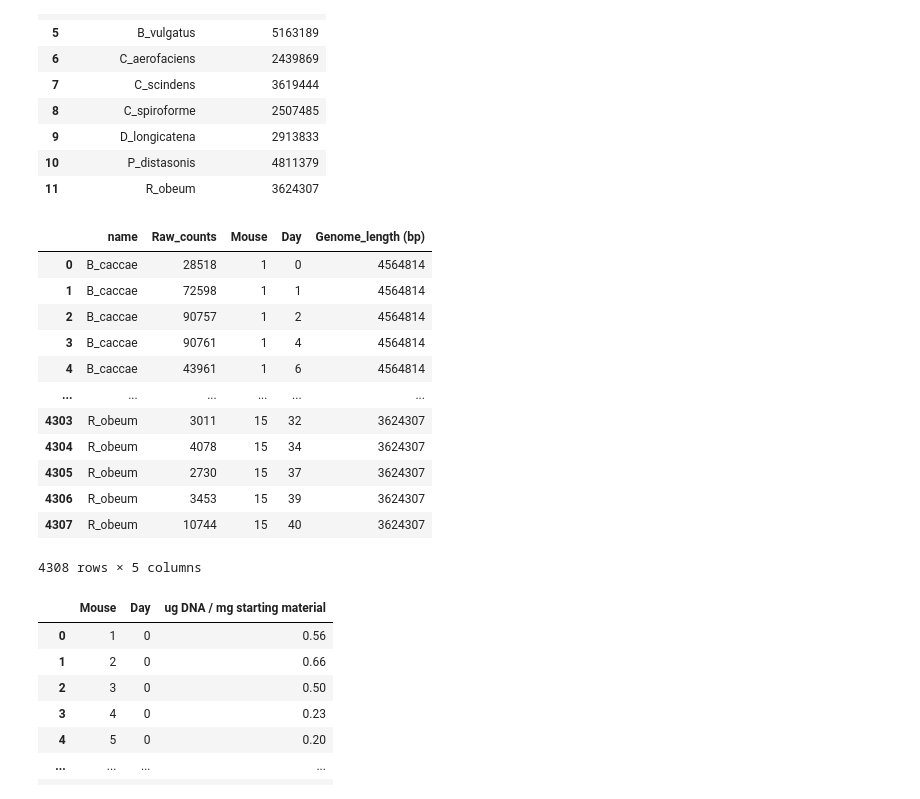
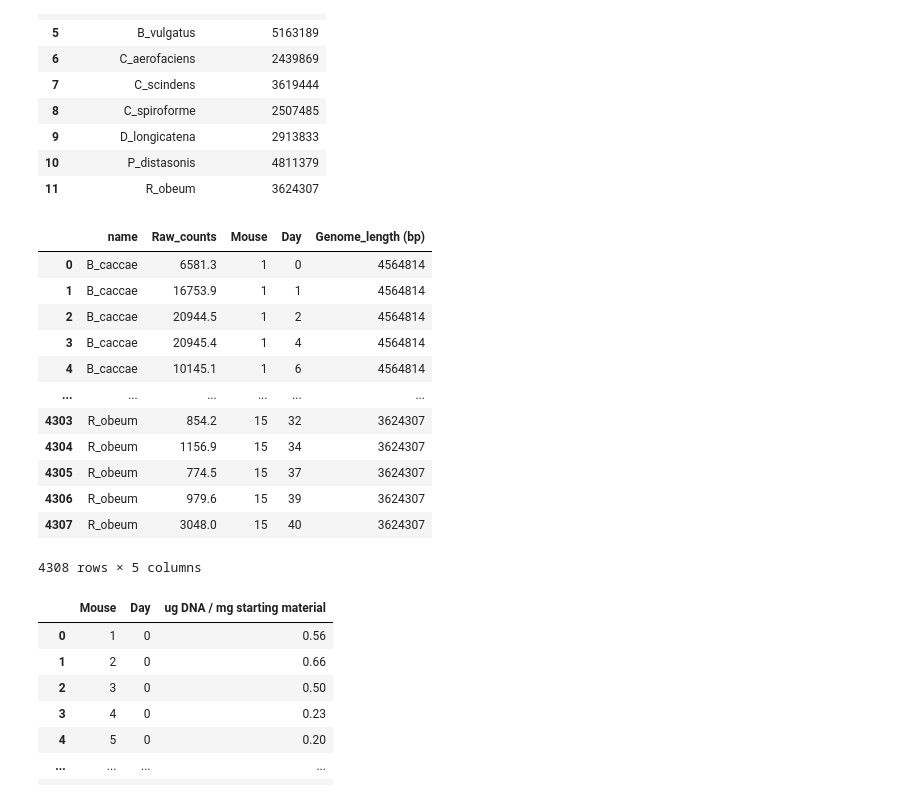
Before and after one commit to alejandrocs98/masters-thesis, a Jupyter notebook: ecological-modeling/data_preparation_mdsine2.ipynb, the cells around one changed output. Saved outputs shown, nothing was run; the diff lists cells and outputs as text; code cells hidden in the pictures.

```diff
--- a/ecological-modeling/data_preparation_mdsine2.ipynb
+++ b/ecological-modeling/data_preparation_mdsine2.ipynb
@@ -46,7 +46,7 @@ to_drop
  '14-41',
  '15-41']
 # %%
-reads_raw = pd.read_excel('McNulty_data_source.xlsx', sheet_name='Raw_counts')
+reads_raw = pd.read_excel('mcnulty-datasets/McNulty_data_source.xlsx', sheet_name='Raw_counts')
 reads_raw
 # %% [output]
 |  | name | 01-01 | 01-01-r1 | 01-02 | 01-03 | 01-05 | 01-07 | 01-10 | 01-12 | 01-13 | ... | ... |
@@ -108,7 +108,7 @@ reads_raw
 # %% [markdown]
 ### Norm reads
 # %%
-reads_norm = pd.read_excel('McNulty_data_source.xlsx', sheet_name='Norm_counts')
+reads_norm = pd.read_excel('mcnulty-datasets/McNulty_data_source.xlsx', sheet_name='Norm_counts')
 reads_norm
 # %% [output]
 |  | name | 01-01 | 01-01-r1 | 01-02 | 01-03 | 01-05 | 01-07 | 01-10 | 01-12 | 01-13 | ... | ... |
@@ -227,7 +227,7 @@ conversion_factor
 # %% [output]
 912445569696969.6
 # %%
-genome_size = pd.read_excel('McNulty_data_source.xlsx', sheet_name='Genome_size')
+genome_size = pd.read_excel('mcnulty-datasets/McNulty_data_source.xlsx', sheet_name='Genome_size')
 genome_size
 # %% [output]
 |  | name | Genome_length (bp) |
@@ -244,29 +244,30 @@ genome_size
 | 10 | P_distasonis | 4811379 |
 | 11 | R_obeum | 3624307 |
 # %%
-reads_raw.reset_index(inplace=True)
-raw_counts_long = reads_raw.melt(id_vars=['name'], var_name='Mouse-Day', value_name='Raw_counts')
-raw_counts_long['Mouse'] = raw_counts_long['Mouse-Day'].str.split('-').str[0]
-raw_counts_long['Day'] = raw_counts_long['Mouse-Day'].str.split('-').str[1]
-raw_counts_long = raw_counts_long[raw_counts_long['Day'] != 'CEC']
-raw_counts_long['Mouse'] = raw_counts_long['Mouse'].astype(int)
-raw_counts_long['Day'] = raw_counts_long['Day'].astype(int)
-raw_counts_long.drop('Mouse-Day', axis=1, inplace=True)
-raw_counts_long = pd.merge(raw_counts_long, genome_size, on='name')
-raw_counts_long
+norm_counts_long = reads_norm.copy()
+norm_counts_long.reset_index(inplace=True)
+norm_counts_long = norm_counts_long.melt(id_vars=['name'], var_name='Mouse-Day', value_name='Raw_counts')
+norm_counts_long['Mouse'] = norm_counts_long['Mouse-Day'].str.split('-').str[0]
+norm_counts_long['Day'] = norm_counts_long['Mouse-Day'].str.split('-').str[1]
+norm_counts_long = norm_counts_long[norm_counts_long['Day'] != 'CEC']
+norm_counts_long['Mouse'] = norm_counts_long['Mouse'].astype(int)
+norm_counts_long['Day'] = norm_counts_long['Day'].astype(int)
+norm_counts_long.drop('Mouse-Day', axis=1, inplace=True)
+norm_counts_long = pd.merge(norm_counts_long, genome_size, on='name')
+norm_counts_long
 # %% [output]
 |  | name | Raw_counts | Mouse | Day | Genome_length (bp) |
-| 0 | B_caccae | 28518 | 1 | 0 | 4564814 |
-| 1 | B_caccae | 72598 | 1 | 1 | 4564814 |
-| 2 | B_caccae | 90757 | 1 | 2 | 4564814 |
-| 3 | B_caccae | 90761 | 1 | 4 | 4564814 |
-| 4 | B_caccae | 43961 | 1 | 6 | 4564814 |
+| 0 | B_caccae | 6581.3 | 1 | 0 | 4564814 |
+| 1 | B_caccae | 16753.9 | 1 | 1 | 4564814 |
+| 2 | B_caccae | 20944.5 | 1 | 2 | 4564814 |
+| 3 | B_caccae | 20945.4 | 1 | 4 | 4564814 |
+| 4 | B_caccae | 10145.1 | 1 | 6 | 4564814 |
 | ... | ... | ... | ... | ... | ... |
-| 4303 | R_obeum | 3011 | 15 | 32 | 3624307 |
-| 4304 | R_obeum | 4078 | 15 | 34 | 3624307 |
-| 4305 | R_obeum | 2730 | 15 | 37 | 3624307 |
-| 4306 | R_obeum | 3453 | 15 | 39 | 3624307 |
-| 4307 | R_obeum | 10744 | 15 | 40 | 3624307 |
+| 4303 | R_obeum | 854.2 | 15 | 32 | 3624307 |
+| 4304 | R_obeum | 1156.9 | 15 | 34 | 3624307 |
+| 4305 | R_obeum | 774.5 | 15 | 37 | 3624307 |
+| 4306 | R_obeum | 979.6 | 15 | 39 | 3624307 |
+| 4307 | R_obeum | 3048.0 | 15 | 40 | 3624307 |
 4308 rows × 5 columns
 # %%
 # dna_yields['Day'].replace('cecum', 'CEC', inplace=True)
```
Also changed, not shown: parts of 14 cells of this notebook, 30 other files.
